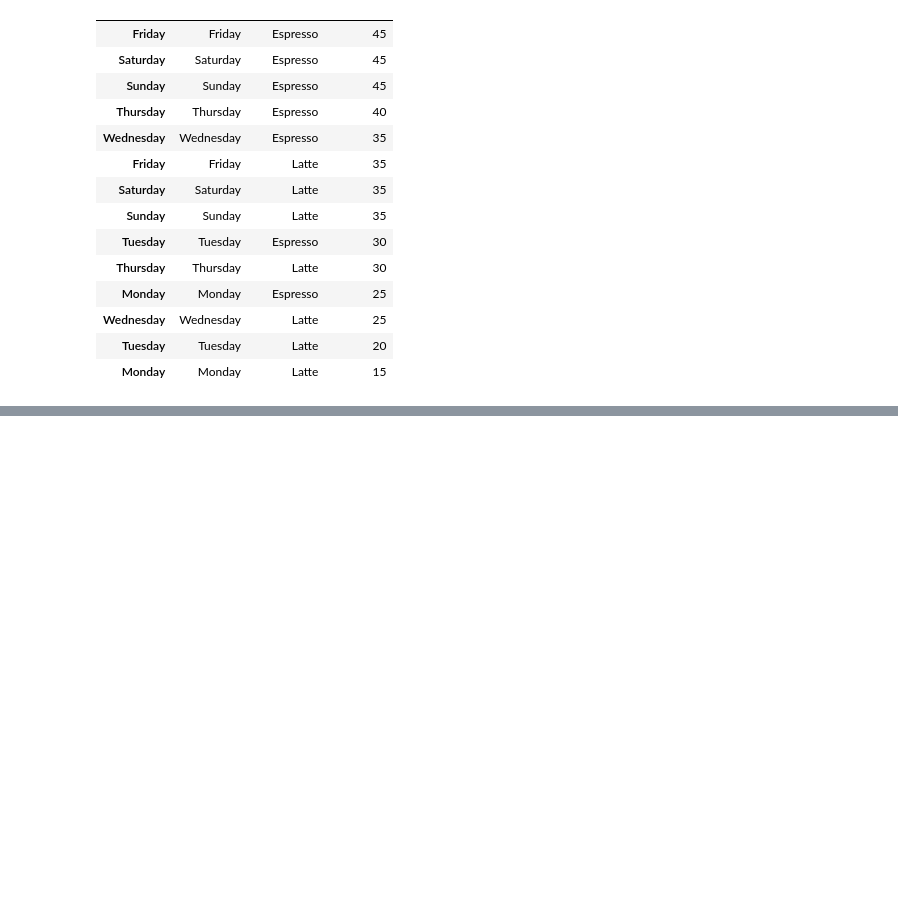
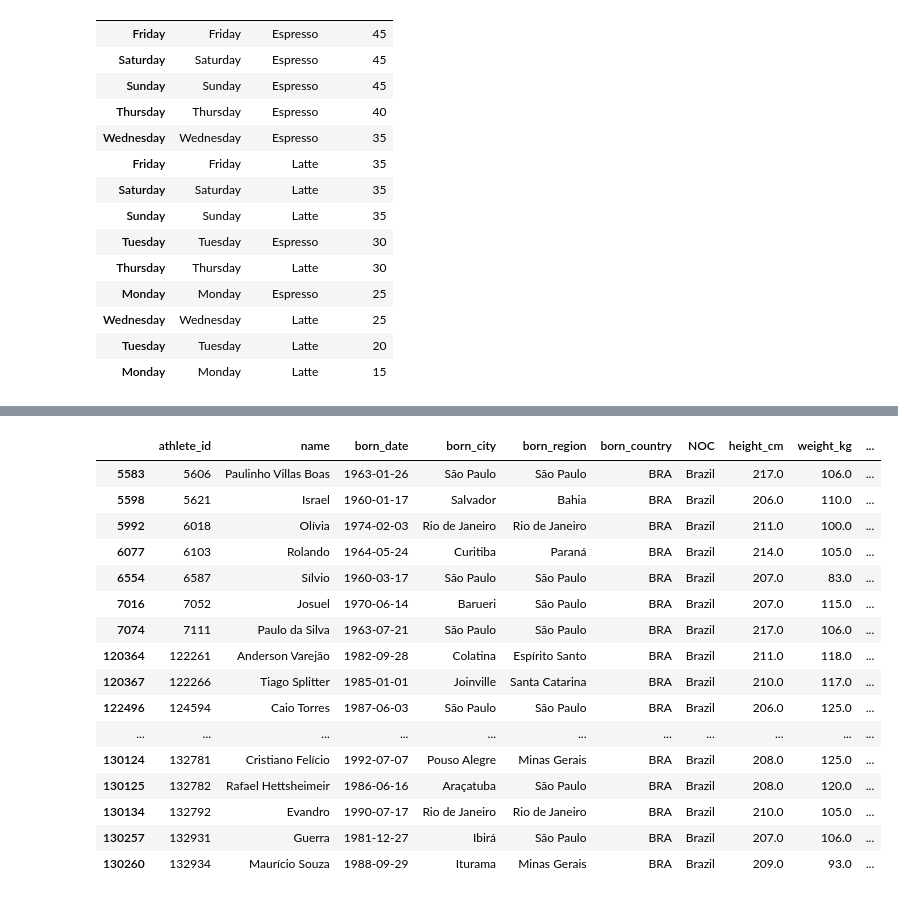
Before and after one commit to oZanardo/Pandas_Beggining, a Jupyter notebook: sample.ipynb, the cells around one changed output, grey strips where cells are left out. Drawn from its saved outputs; the diff is of its cells as text; code cells hidden in the pictures; blank space fills up the shorter version.

```diff
--- a/sample.ipynb
+++ b/sample.ipynb
@@ -190,0 +220,20 @@ coffee.sort_values(["Units Sold","Coffee Type"], ascending=[0,1])
+# %%
+bios.loc[(bios['height_cm']>205)&(bios['born_country']=='BRA')]
+# %% [output]
+|  | athlete_id | name | born_date | born_city | born_region | born_country | NOC | height_cm | weight_kg | ... |
+| 5583 | 5606 | Paulinho Villas Boas | 1963-01-26 | São Paulo | São Paulo | BRA | Brazil | 217.0 | 106.0 | ... |
+| 5598 | 5621 | Israel | 1960-01-17 | Salvador | Bahia | BRA | Brazil | 206.0 | 110.0 | ... |
+| 5992 | 6018 | Olívia | 1974-02-03 | Rio de Janeiro | Rio de Janeiro | BRA | Brazil | 211.0 | 100.0 | ... |
+| 6077 | 6103 | Rolando | 1964-05-24 | Curitiba | Paraná | BRA | Brazil | 214.0 | 105.0 | ... |
+| 6554 | 6587 | Sílvio | 1960-03-17 | São Paulo | São Paulo | BRA | Brazil | 207.0 | 83.0 | ... |
+| 7016 | 7052 | Josuel | 1970-06-14 | Barueri | São Paulo | BRA | Brazil | 207.0 | 115.0 | ... |
+| 7074 | 7111 | Paulo da Silva | 1963-07-21 | São Paulo | São Paulo | BRA | Brazil | 217.0 | 106.0 | ... |
+| 120364 | 122261 | Anderson Varejão | 1982-09-28 | Colatina | Espírito Santo | BRA | Brazil | 211.0 | 118.0 | ... |
+| 120367 | 122266 | Tiago Splitter | 1985-01-01 | Joinville | Santa Catarina | BRA | Brazil | 210.0 | 117.0 | ... |
+| 122496 | 124594 | Caio Torres | 1987-06-03 | São Paulo | São Paulo | BRA | Brazil | 206.0 | 125.0 | ... |
+| ... | ... | ... | ... | ... | ... | ... | ... | ... | ... | ... |
+| 130124 | 132781 | Cristiano Felício | 1992-07-07 | Pouso Alegre | Minas Gerais | BRA | Brazil | 208.0 | 125.0 | ... |
+| 130125 | 132782 | Rafael Hettsheimeir | 1986-06-16 | Araçatuba | São Paulo | BRA | Brazil | 208.0 | 120.0 | ... |
+| 130134 | 132792 | Evandro | 1990-07-17 | Rio de Janeiro | Rio de Janeiro | BRA | Brazil | 210.0 | 105.0 | ... |
+| 130257 | 132931 | Guerra | 1981-12-27 | Ibirá | São Paulo | BRA | Brazil | 207.0 | 106.0 | ... |
+| 130260 | 132934 | Maurício Souza | 1988-09-29 | Iturama | Minas Gerais | BRA | Brazil | 209.0 | 93.0 | ... |
```
Also changed, not shown: parts of 8 cells of this notebook.
